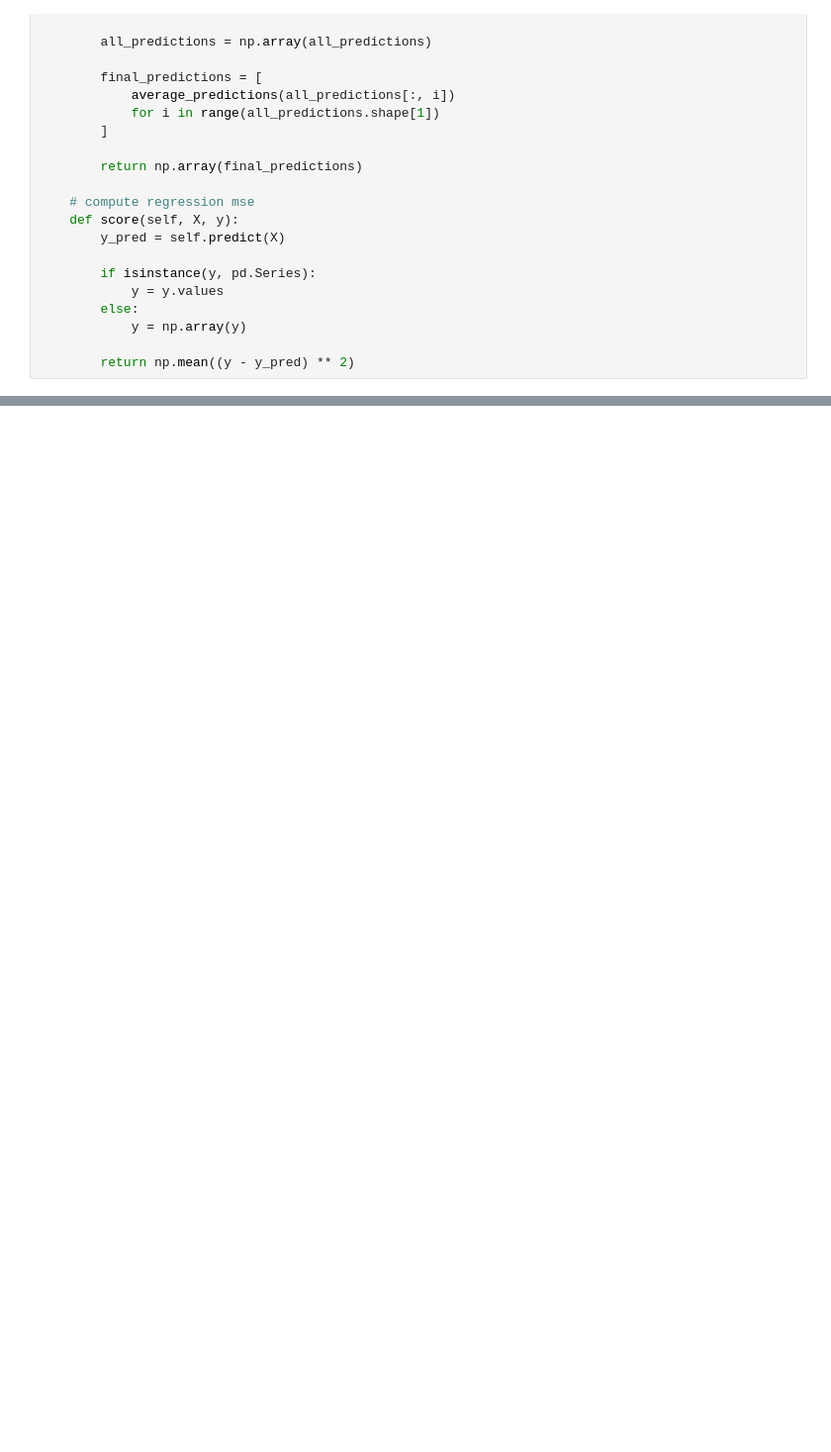
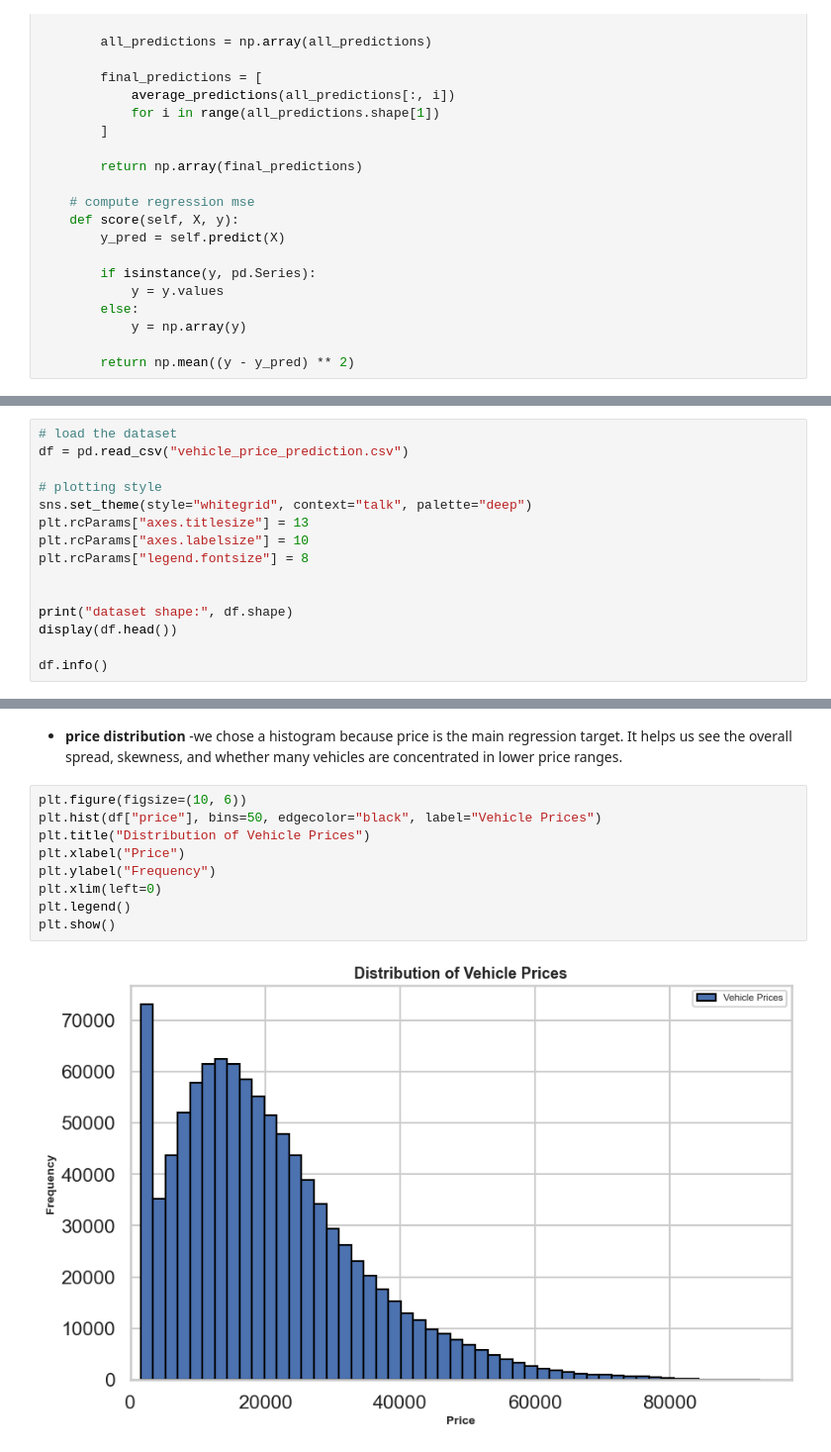
Before and after one commit to reychely/ML_HW1, a Jupyter notebook: HW1_209807130_212703813.ipynb, the cells around one changed output, grey strips where cells are left out. Shown at 99% size. Cells and saved outputs as stored; diff of their text form; blank space fills up the shorter version.

```diff
--- a/HW1_209807130_212703813.ipynb
+++ b/HW1_209807130_212703813.ipynb
@@ -681,0 +539,15 @@ plt.show()
+# %%
+# load the dataset
+df = pd.read_csv("vehicle_price_prediction.csv")
+
+# plotting style
+sns.set_theme(style="whitegrid", context="talk", palette="deep")
+plt.rcParams["axes.titlesize"] = 13
+plt.rcParams["axes.labelsize"] = 10
+plt.rcParams["legend.fontsize"] = 8
+
+
+print("dataset shape:", df.shape)
+display(df.head())
+
+df.info()
@@ -681,0 +579,14 @@ plt.show()
+# %% [markdown]
+ - **price distribution** -we chose a histogram because price is the main regression target.
+It helps us see the overall spread, skewness, and whether many vehicles are concentrated in lower price ranges.
+# %%
+plt.figure(figsize=(10, 6))
+plt.hist(df["price"], bins=50, edgecolor="black", label="Vehicle Prices")
+plt.title("Distribution of Vehicle Prices")
+plt.xlabel("Price")
+plt.ylabel("Frequency")
+plt.xlim(left=0)
+plt.legend()
+plt.show()
+# %% [output]
+[figure, added]
```
Also changed, not shown: parts of 19 cells of this notebook.
